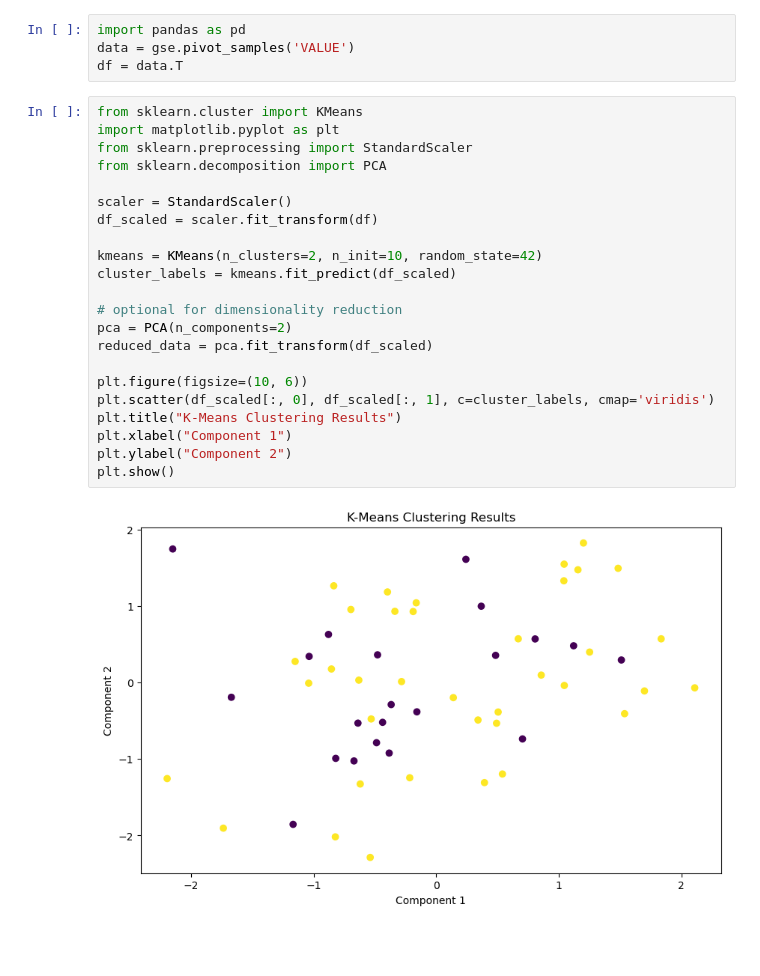
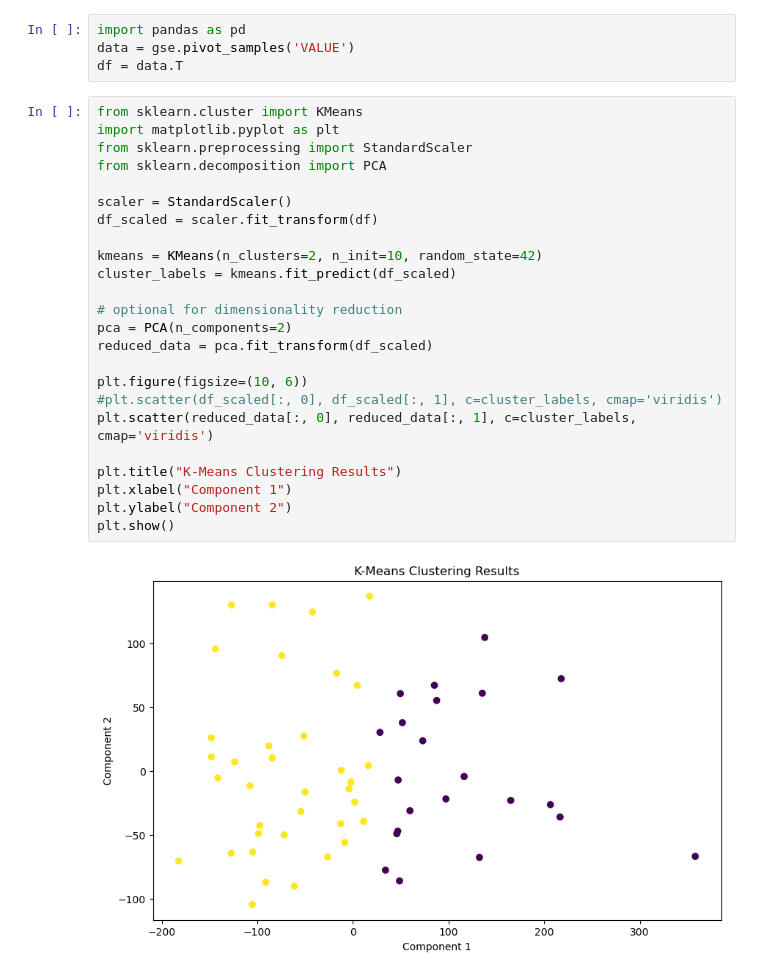
Before and after one commit to anniejs02/BIOINF-575-Project, a Jupyter notebook: Bioinf_575_Cancer_Subtypes.ipynb, the cells around one changed output. Saved outputs shown, nothing was run; the diff lists cells and outputs as text; blank space fills up the shorter version.

```diff
--- a/Bioinf_575_Cancer_Subtypes.ipynb
+++ b/Bioinf_575_Cancer_Subtypes.ipynb
@@ -43,24 +41,26 @@ df = data.T
 # %%
 from sklearn.cluster import KMeans
 import matplotlib.pyplot as plt
 from sklearn.preprocessing import StandardScaler
 from sklearn.decomposition import PCA
 
 scaler = StandardScaler()
 df_scaled = scaler.fit_transform(df)
 
 kmeans = KMeans(n_clusters=2, n_init=10, random_state=42)
 cluster_labels = kmeans.fit_predict(df_scaled)
 
 # optional for dimensionality reduction
 pca = PCA(n_components=2)
 reduced_data = pca.fit_transform(df_scaled)
 
 plt.figure(figsize=(10, 6))
-plt.scatter(df_scaled[:, 0], df_scaled[:, 1], c=cluster_labels, cmap='viridis')
+#plt.scatter(df_scaled[:, 0], df_scaled[:, 1], c=cluster_labels, cmap='viridis')
+plt.scatter(reduced_data[:, 0], reduced_data[:, 1], c=cluster_labels, cmap='viridis')
+
 plt.title("K-Means Clustering Results")
 plt.xlabel("Component 1")
 plt.ylabel("Component 2")
 plt.show()
 # %% [output]
-[figure, old version]
+[figure, new version]
```
Also changed, not shown: parts of 4 cells of this notebook.
